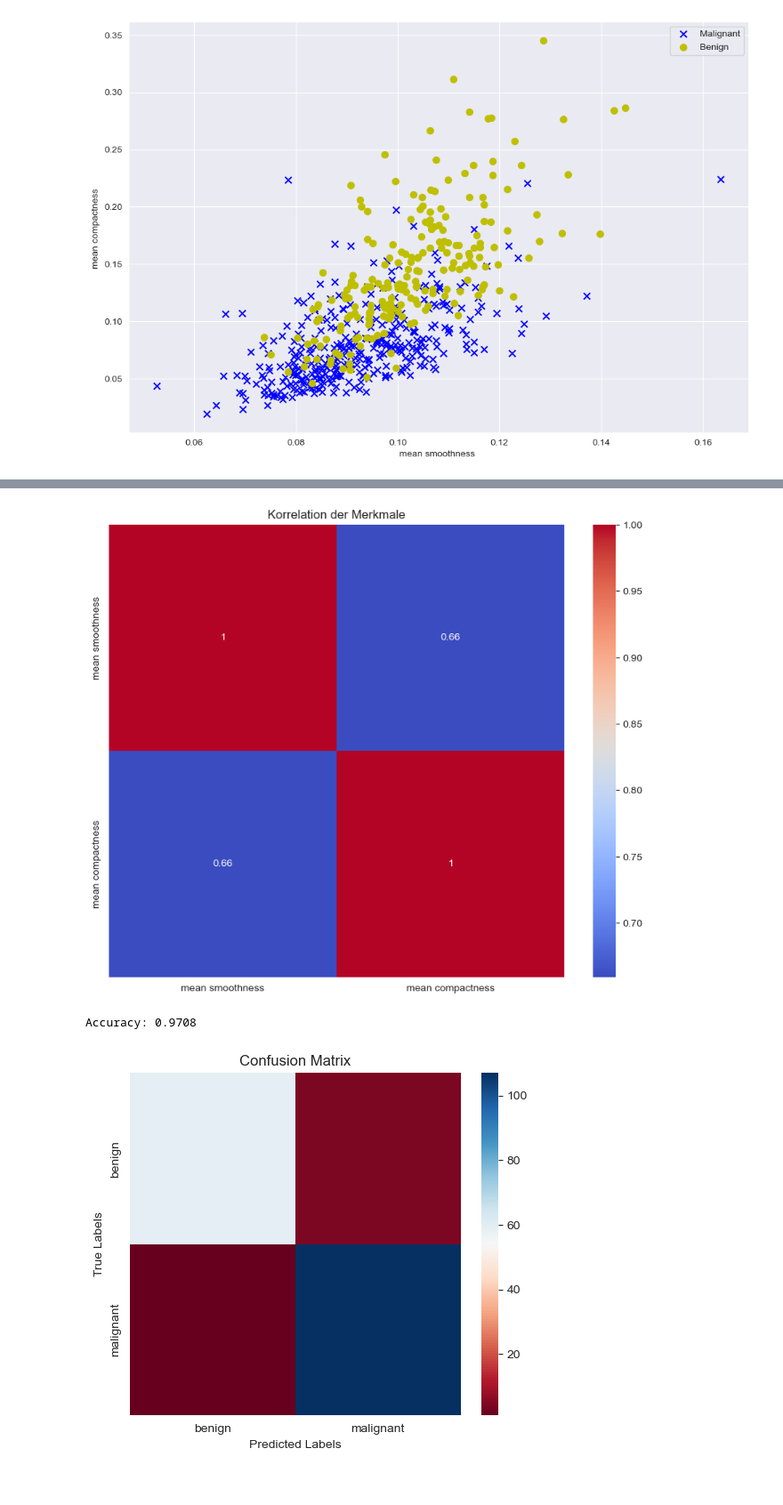
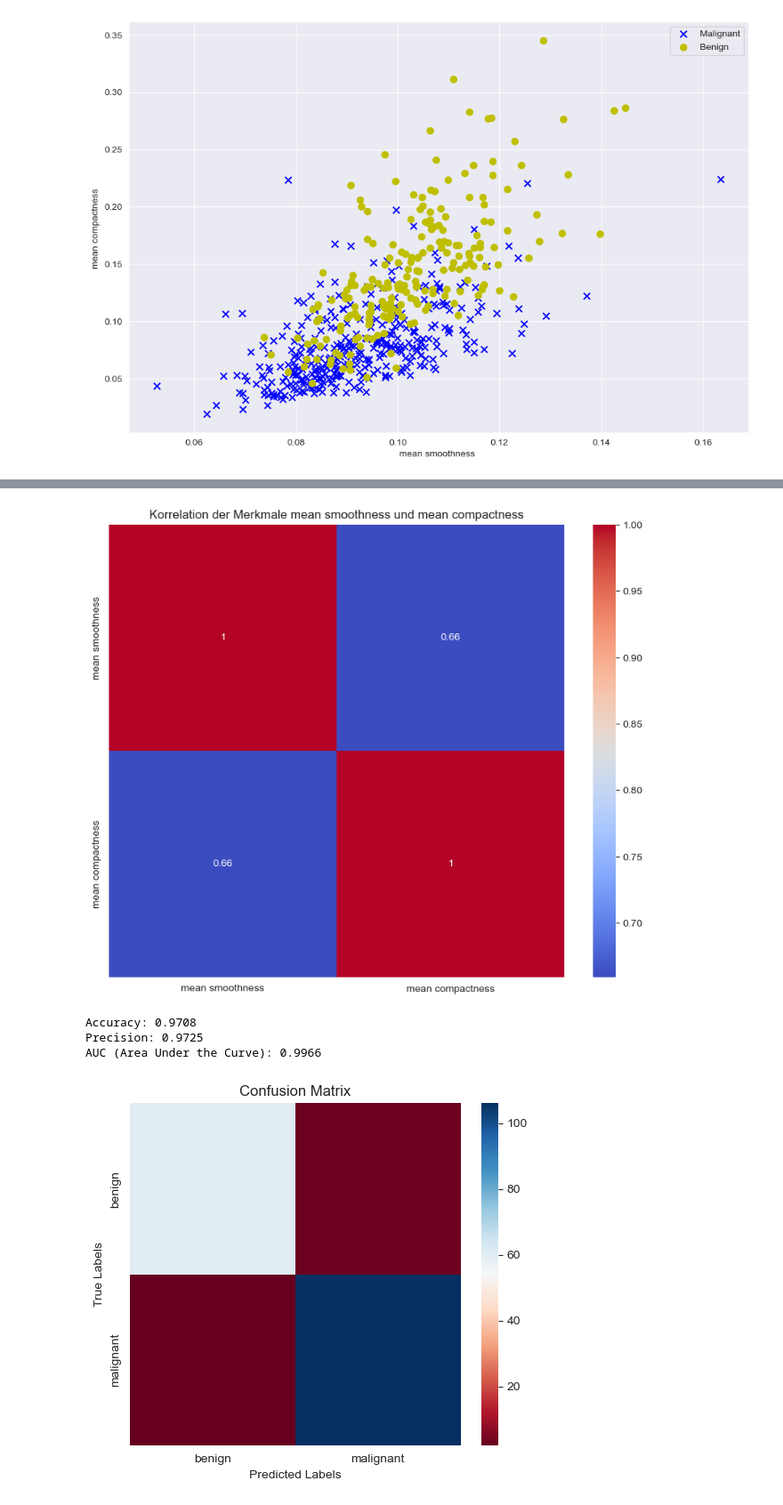
Before and after one commit to NietZarathustra/MLHome, a Jupyter notebook: BreastCancer.ipynb, the cells around one changed output, grey strips where cells are left out. Shown at 89% size. Drawn from its saved outputs; the diff is of its cells as text; code cells hidden in the pictures.

```diff
--- a/BreastCancer.ipynb
+++ b/BreastCancer.ipynb
@@ -60,3 +127,9 @@ for j in range(data_features.shape[0]):
+# %%
+#Nun gilt es die Ausreißer zu entfernen
+'''
+for entry in ausreiser_count:
+    data_features.drop(index=entry, inplace=True)
+'''
 # %%
 import matplotlib.pyplot as plt
 #seperiere die Daten nach Diagnose
@@ -79,10 +152,10 @@ Text(0, 0.5, 'mean compactness ')
 import matplotlib.pyplot as plt
 #Mit dem neuen Verstädnis über unseren Datensatz gilt es nun dies zu visualisieren, um etwaige Ausreißer zu identifizieren
 #for i in range(data_features.shape[1]):
-i=1
+i=4
 # Boxplot erstellen
 plt.boxplot([data_features[column_names[i]]], labels=[column_names[i]])
-plt.title('Boxplot der Features')
+plt.title(column_names[i])
 plt.ylabel('Werte')
 plt.show()
 # %% [output]
@@ -92,47 +165,54 @@ import seaborn as sns
 # Korrelationen mit einer Heatmap visualisiert
 plt.figure(figsize=(10, 8))
 sns.heatmap(data_features[[column_names[4], column_names[5]]].corr(), annot=True, cmap="coolwarm")
-plt.title("Korrelation der Merkmale")
+plt.title("Korrelation der Merkmale " +column_names[4] +" und "+  column_names[5] )
 plt.show()
 # %% [output]
-[figure, old version]
+[figure, new version]
 # %%
+from sklearn.metrics import precision_score, roc_auc_score
 #Random
 from sklearn.model_selection import train_test_split
 from sklearn.ensemble import  RandomForestClassifier
 from sklearn.metrics import  accuracy_score, confusion_matrix
 import seaborn as sns
 
 X = data_features[[column_names[i] for i in range(0, 30)]]
 
 y=data_targets
 # Datenaufteilung
 X_train, X_test, y_train, y_test = train_test_split(X, y, test_size=0.3, random_state=42)
 
 # Modellinitialisierung
-model_forest =RandomForestClassifier(n_estimators=100, random_state=42)
+model_forest =RandomForestClassifier(n_estimators=500, random_state=12)
 
 # Modelltraining
 model_forest.fit(X_train, y_train)
 
 # Vorhersagen
 y_pred = model_forest.predict(X_test)
 
 
-# Evaluate the model
+# Bewertung des Modells
 accuracy_forest = accuracy_score(y_test, y_pred)
 print(f"Accuracy: {accuracy_forest:.4f}")
 
+precision_forest = precision_score(y_test, y_pred)
+print(f"Precision: {precision_forest:.4f}")
+roc_auc = roc_auc_score(y_test, model_forest.predict_proba(X_test)[:, 1])
+print(f"AUC (Area Under the Curve): {roc_auc:.4f}")
 import matplotlib.pyplot as plt
 plt.figure(figsize=(6, 5))
 plt.title("Confusion Matrix")
 sns.heatmap(confusion_matrix(y_test, y_pred), cmap="RdBu", xticklabels=["benign", "malignant"],  yticklabels=["benign", "malignant"])
 plt.xlabel("Predicted Labels")
 plt.ylabel("True Labels")
 plt.show()
 # %% [output]
 Accuracy: 0.9708
+Precision: 0.9725
+AUC (Area Under the Curve): 0.9966
-[figure, old version]
+[figure, new version]
 # %%
 #gridsearch
 from sklearn.model_selection import GridSearchCV
```
Also changed, not shown: parts of 8 cells of this notebook, 37 other files.
